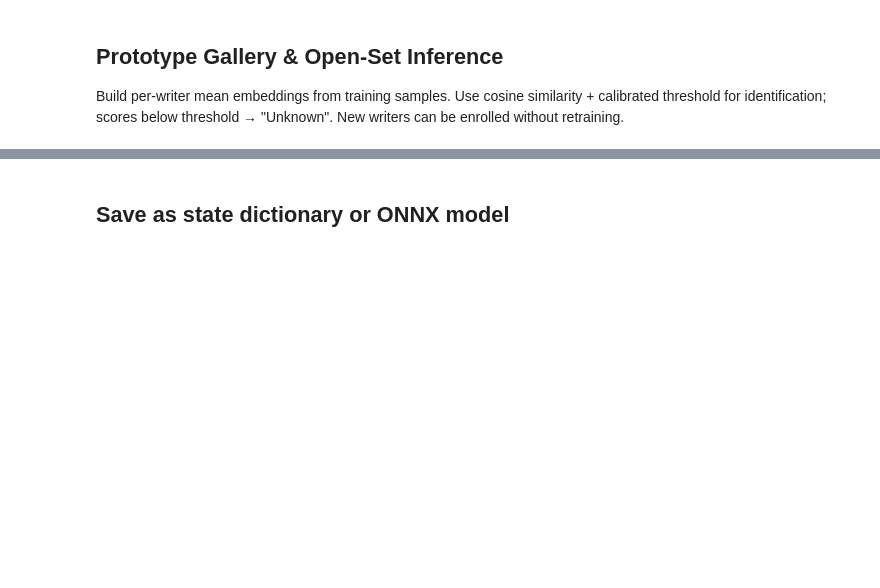
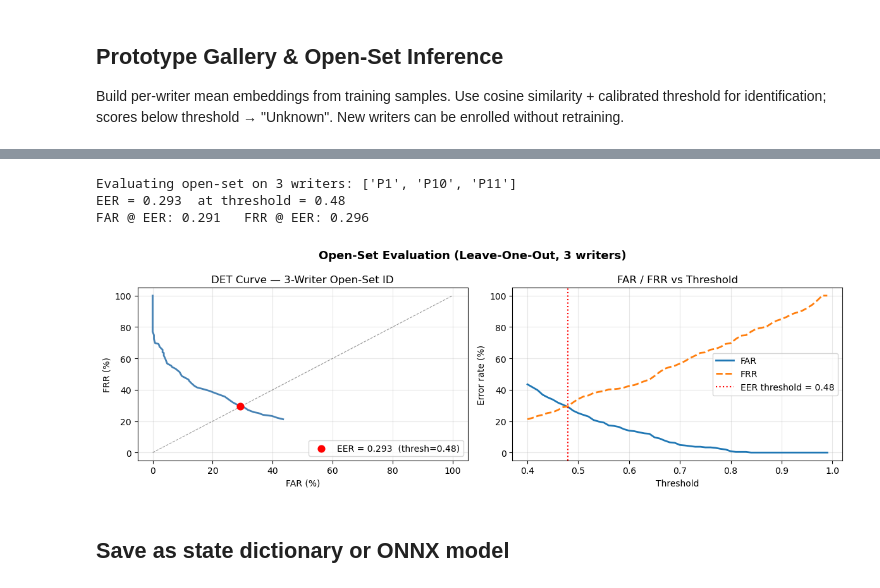
Before and after one commit to aidanaalund/human-signals, a Jupyter notebook: ml/style.ipynb, the cells around one changed output, grey strips where cells are left out. Saved outputs shown, nothing was run; the diff lists cells and outputs as text; code cells hidden in the pictures; blank space fills up the shorter version.

```diff
--- a/ml/style.ipynb
+++ b/ml/style.ipynb
@@ -341,3 +491,74 @@ Best threshold: 0.50  →  val accuracy: 0.992
+# %%
+eval_name_to_id = {name: writer_to_idx[name] for name in eval_names}
+
+if len(eval_names) < 2:
+    print("Open-set evaluation requires ≥ 2 writers.")
+else:
+    print(f"Evaluating open-set on {len(eval_names)} writers: {eval_names}")
+    thresholds_oo = np.linspace(0.40, 0.99, 60)
+    far_curve = np.zeros(len(thresholds_oo))
+    frr_curve = np.zeros(len(thresholds_oo))
+
+    def predict_with_gallery(sample, threshold, gal):
+        x, _ = WriterDataset([sample], [0])[0]
+        with torch.no_grad():
+            emb = encoder(x.unsqueeze(0).to(device)).squeeze(0).cpu()
+        best_name, best_sim = None, -1.0
+        for name, proto in gal.items():
+            sim = float(torch.dot(emb, proto))
+            if sim > best_sim:
+                best_sim, best_name = sim, name
+        return (best_name if best_sim >= threshold else "Unknown"), best_sim
+
+    for leave_out_name, leave_out_id in eval_name_to_id.items():
+        loo_gallery = {n: p for n, p in eval_gallery.items() if n != leave_out_name}
+        impostor_idx = [i for i in val_idx if labels_valid[i] == leave_out_id]
+        genuine_ids  = {eval_name_to_id[n] for n in eval_names if n != leave_out_name}
+        genuine_idx  = [i for i in val_idx if labels_valid[i] in genuine_ids]
+        for t_i, thresh in enumerate(thresholds_oo):
+            fa = sum(1 for i in impostor_idx
+                     if predict_with_gallery(samples_valid[i], thresh, loo_gallery)[0] != "Unknown")
+            fr = sum(1 for i in genuine_idx
+                     if predict_with_gallery(samples_valid[i], thresh, loo_gallery)[0] == "Unknown")
+            far_curve[t_i] += fa / max(len(impostor_idx), 1)
+            frr_curve[t_i] += fr / max(len(genuine_idx),  1)
+
+    far_curve /= len(eval_names)
+    frr_curve /= len(eval_names)
+
+    eer_idx    = int(np.argmin(np.abs(far_curve - frr_curve)))
+    eer_thresh = float(thresholds_oo[eer_idx])
+    eer_val    = float((far_curve[eer_idx] + frr_curve[eer_idx]) / 2)
+    print(f"EER = {eer_val:.3f}  at threshold = {eer_thresh:.2f}")
+    print(f"FAR @ EER: {far_curve[eer_idx]:.3f}   FRR @ EER: {frr_curve[eer_idx]:.3f}")
+
+    fig, axes = plt.subplots(1, 2, figsize=(12, 4))
+
+    axes[0].plot(far_curve * 100, frr_curve * 100, linewidth=2, color="steelblue")
+    axes[0].scatter([far_curve[eer_idx] * 100], [frr_curve[eer_idx] * 100],
+                    color="red", zorder=5, s=60, label=f"EER = {eer_val:.3f}  (thresh={eer_thresh:.2f})")
+    axes[0].plot([0, 100], [0, 100], "k--", linewidth=0.8, alpha=0.4)
+    axes[0].set_xlabel("FAR (%)"); axes[0].set_ylabel("FRR (%)")
+    axes[0].set_title(f"DET Curve — {len(eval_names)}-Writer Open-Set ID")
+    axes[0].legend(); axes[0].grid(alpha=0.3)
+
+    axes[1].plot(thresholds_oo, far_curve * 100, label="FAR", linewidth=2)
+    axes[1].plot(thresholds_oo, frr_curve * 100, label="FRR", linewidth=2, linestyle="--")
+    axes[1].axvline(eer_thresh, color="red", linestyle=":", linewidth=1.5,
+                    label=f"EER threshold = {eer_thresh:.2f}")
+    axes[1].set_xlabel("Threshold"); axes[1].set_ylabel("Error rate (%)")
+    axes[1].set_title("FAR / FRR vs Threshold")
+    axes[1].legend(); axes[1].grid(alpha=0.3)
+
+    plt.suptitle(f"Open-Set Evaluation (Leave-One-Out, {len(eval_names)} writers)", fontsize=13, fontweight="bold")
+    plt.tight_layout()
+    plt.savefig("open_set_eval.png", dpi=120, bbox_inches="tight")
+    plt.show()
+# %% [output]
+Evaluating open-set on 3 writers: ['P1', 'P10', 'P11']
+EER = 0.293  at threshold = 0.48
+FAR @ EER: 0.291   FRR @ EER: 0.296
+[figure, added]
 # %% [markdown]
 ## Save as state dictionary or ONNX model
 # %%
```
Also changed, not shown: parts of 12 cells of this notebook, 6 other files.
